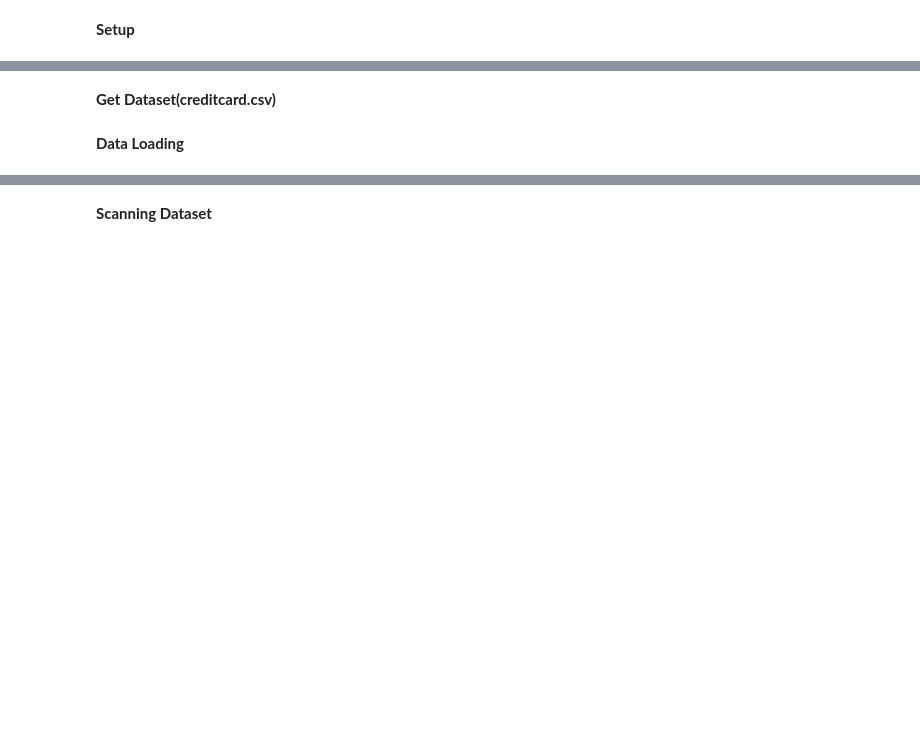
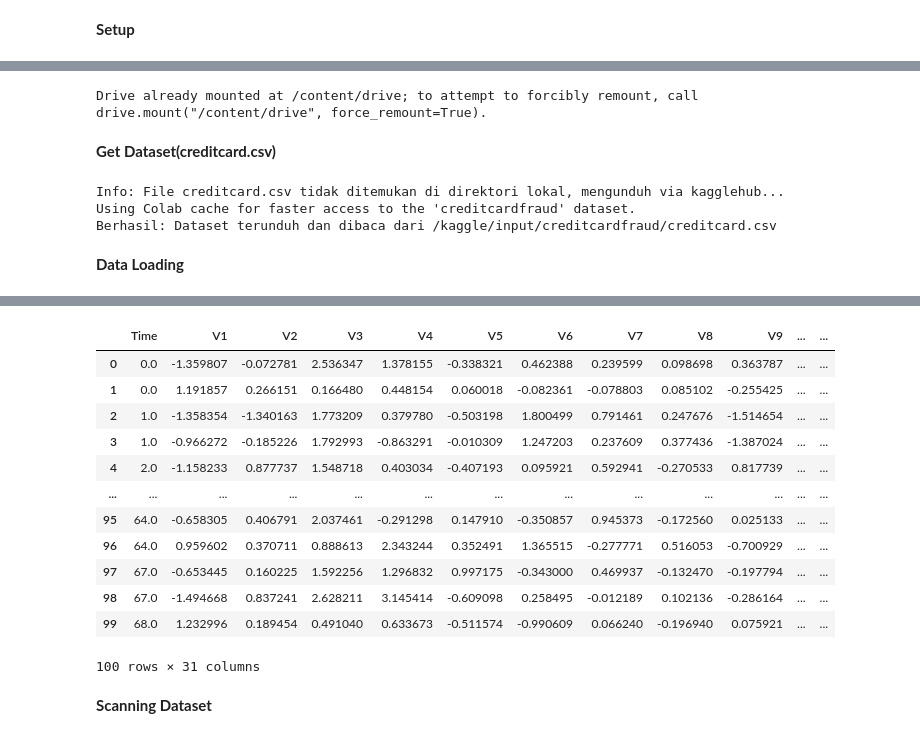
Before and after one commit to ronggobp/Machine-Learning-Course-2026, a Jupyter notebook: assignments/week-08/2411070095_Raki Raihan/Ra.Han_W8_Financial Risk-(Classification).ipynb, the cells around one changed output, grey strips where cells are left out. Cells and saved outputs as stored; diff of their text form; code cells hidden in the pictures; blank space fills up the shorter version.

```diff
--- a/assignments/week-08/2411070095_Raki Raihan/Ra.Han_W8_Financial Risk-(Classification).ipynb
+++ b/assignments/week-08/2411070095_Raki Raihan/Ra.Han_W8_Financial Risk-(Classification).ipynb
@@ -42,2 +77,7 @@ ImportError: cannot import name 'setup_kaggle' from 'kagglehub' (/usr/local/lib/
+# %%
+from google.colab import drive
+drive.mount('/content/drive')
+# %% [output]
+Drive already mounted at /content/drive; to attempt to forcibly remount, call drive.mount("/content/drive", force_remount=True).
 # %% [markdown]
 **Get Dataset(creditcard.csv)**
@@ -52,6 +84,43 @@ except FileNotFoundError:
+# %%
+filename = 'creditcard.csv'
+filepath = os.path.join(folder_path, filename)
+
+try:
+  df_finance = pd.read_csv('creditcard.csv')
+  print(f"Berhasil: File {filename} ditemukan dan berhasil dibaca")
+
+except FileNotFoundError:
+  print(f"Info: File {filename} tidak ditemukan di direktori lokal, mengunduh via kagglehub...")
+
+  try:
+    # Mengunduh Dataset
+    path = kagglehub.dataset_download("mlg-ulb/creditcardfraud")
+
+    # Search File Dataset
+    full_path = os.path.join(path, filename)
+
+    # Membaca File Dataset
+    df_finance = pd.read_csv(full_path)
+    print(f"Berhasil: Dataset terunduh dan dibaca dari {full_path}")
+
+  except Exception as e:
+    print(f"Gagal: Mengunduh Dataset dari kagglehub gagal: {e}")
+
+except Exception as e:
+  print(f"Gagal: membaca File dataset: {e}")
+# %% [output]
+Info: File creditcard.csv tidak ditemukan di direktori lokal, mengunduh via kagglehub...
+Using Colab cache for faster access to the 'creditcardfraud' dataset.
+Berhasil: Dataset terunduh dan dibaca dari /kaggle/input/creditcardfraud/creditcard.csv
 # %% [markdown]
 **Data Loading**
 # %%
+# Aktivasion Formatter
+data_table.enable_dataframe_formatter()
+
+# Call Head
+data_tampil = df_finance.head(100)
+
 # Aktifkan Mode Tabel Interaktif
-data_table.enable_dataframe_formatter.data_table(df_finance.head(100, include_index=False, num_rows_per_page=20))
+data_table.DataTable(data_tampil, include_index=False, num_rows_per_page=20)
 # %% [output]
@@ -59,3 +128,16 @@ AttributeError: 'function' object has no attribute 'data_table'
+|  | Time | V1 | V2 | V3 | V4 | V5 | V6 | V7 | V8 | V9 | ... | ... |
+| 0 | 0.0 | -1.359807 | -0.072781 | 2.536347 | 1.378155 | -0.338321 | 0.462388 | 0.239599 | 0.098698 | 0.363787 | ... | ... |
+| 1 | 0.0 | 1.191857 | 0.266151 | 0.166480 | 0.448154 | 0.060018 | -0.082361 | -0.078803 | 0.085102 | -0.255425 | ... | ... |
+| 2 | 1.0 | -1.358354 | -1.340163 | 1.773209 | 0.379780 | -0.503198 | 1.800499 | 0.791461 | 0.247676 | -1.514654 | ... | ... |
+| 3 | 1.0 | -0.966272 | -0.185226 | 1.792993 | -0.863291 | -0.010309 | 1.247203 | 0.237609 | 0.377436 | -1.387024 | ... | ... |
+| 4 | 2.0 | -1.158233 | 0.877737 | 1.548718 | 0.403034 | -0.407193 | 0.095921 | 0.592941 | -0.270533 | 0.817739 | ... | ... |
+| ... | ... | ... | ... | ... | ... | ... | ... | ... | ... | ... | ... | ... |
+| 95 | 64.0 | -0.658305 | 0.406791 | 2.037461 | -0.291298 | 0.147910 | -0.350857 | 0.945373 | -0.172560 | 0.025133 | ... | ... |
+| 96 | 64.0 | 0.959602 | 0.370711 | 0.888613 | 2.343244 | 0.352491 | 1.365515 | -0.277771 | 0.516053 | -0.700929 | ... | ... |
+| 97 | 67.0 | -0.653445 | 0.160225 | 1.592256 | 1.296832 | 0.997175 | -0.343000 | 0.469937 | -0.132470 | -0.197794 | ... | ... |
+| 98 | 67.0 | -1.494668 | 0.837241 | 2.628211 | 3.145414 | -0.609098 | 0.258495 | -0.012189 | 0.102136 | -0.286164 | ... | ... |
+| 99 | 68.0 | 1.232996 | 0.189454 | 0.491040 | 0.633673 | -0.511574 | -0.990609 | 0.066240 | -0.196940 | 0.075921 | ... | ... |
+100 rows × 31 columns
 # %% [markdown]
 **Scanning Dataset**
 # %%
```
Also changed, not shown: parts of 15 cells of this notebook.
